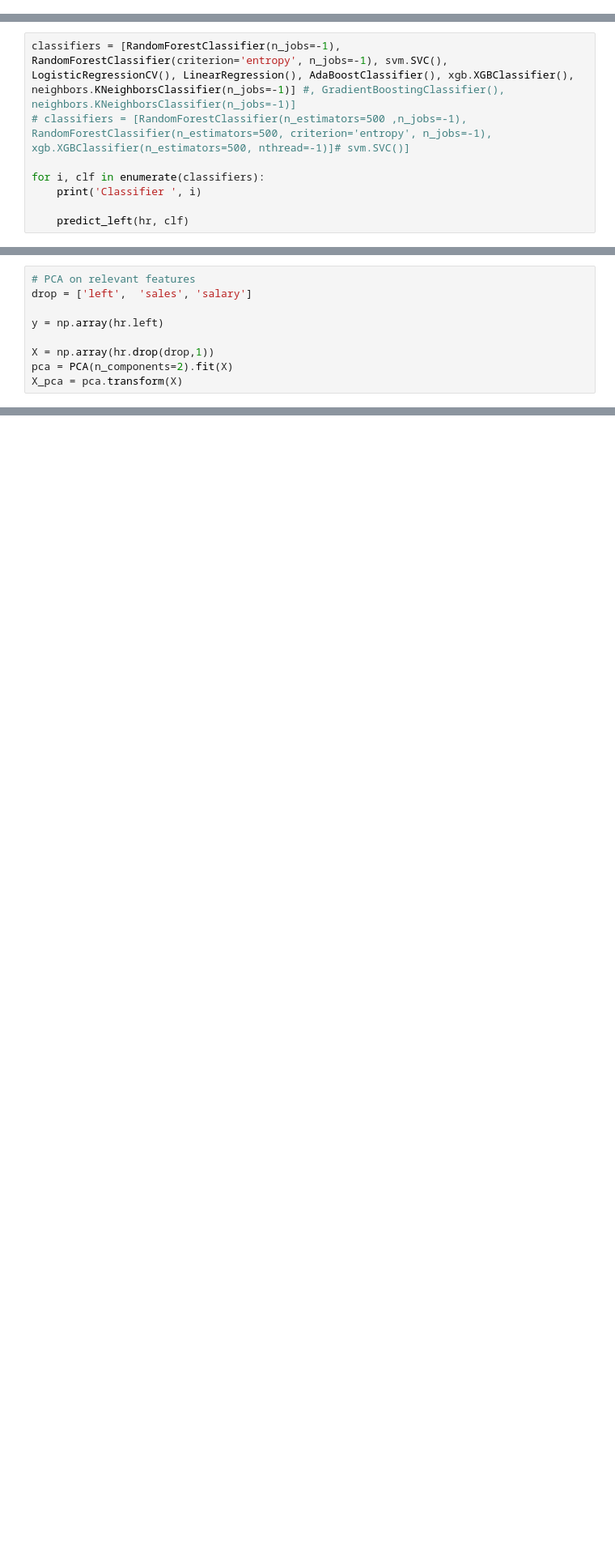
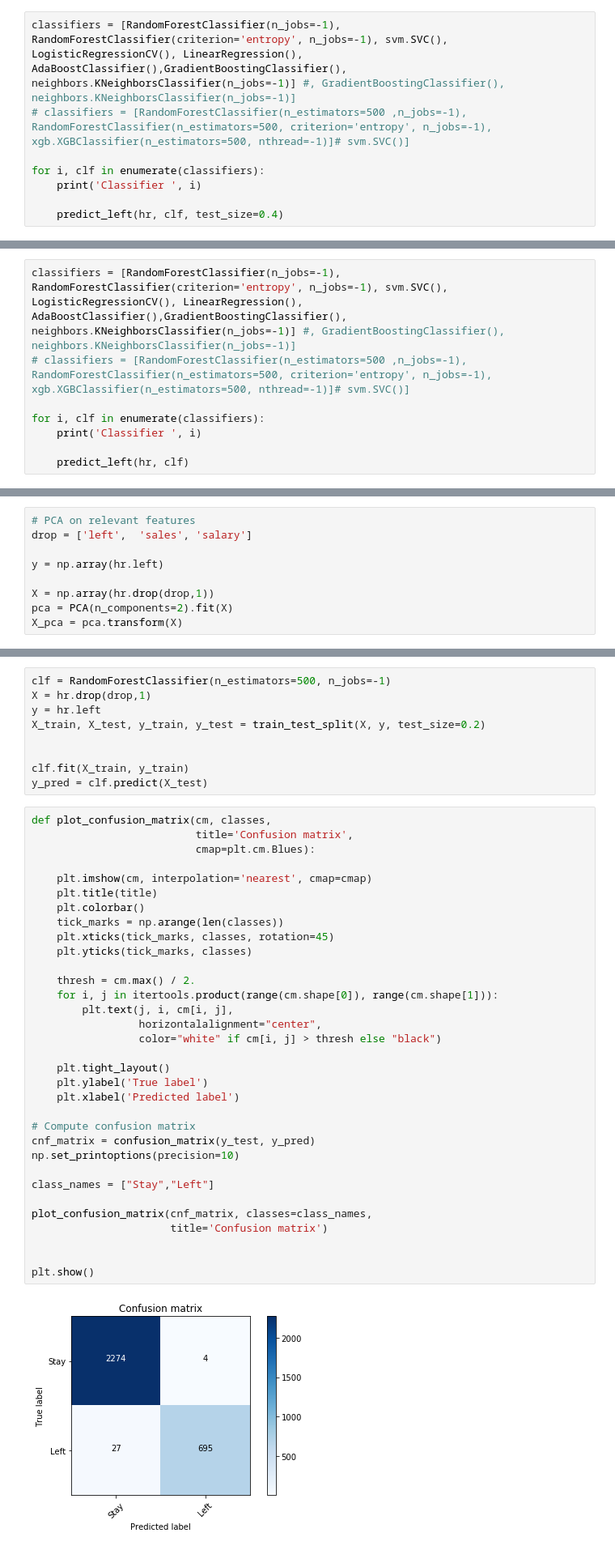
Before and after one commit to altock/Kaggle, a Jupyter notebook: HR_Analytics/HR Exploration.ipynb, the cells around one changed output, grey strips where cells are left out. Shown: that part at 81% size. Saved outputs shown, nothing was run; the diff lists cells and outputs as text; blank space fills up the shorter version.

```diff
--- a/HR_Analytics/HR Exploration.ipynb
+++ b/HR_Analytics/HR Exploration.ipynb
@@ -87,3 +98,11 @@ def predict_left(df, clf, test_size=0.2):
     print('Testing Score: %.3f' % (clf.score(X_test, y_test)))
 
     print()
+# %%
+classifiers = [RandomForestClassifier(n_jobs=-1), RandomForestClassifier(criterion='entropy', n_jobs=-1), svm.SVC(), LogisticRegressionCV(), LinearRegression(), AdaBoostClassifier(),GradientBoostingClassifier(), neighbors.KNeighborsClassifier(n_jobs=-1)] #, GradientBoostingClassifier(),  neighbors.KNeighborsClassifier(n_jobs=-1)]
+# classifiers = [RandomForestClassifier(n_estimators=500 ,n_jobs=-1), RandomForestClassifier(n_estimators=500, criterion='entropy', n_jobs=-1), xgb.XGBClassifier(n_estimators=500, nthread=-1)]# svm.SVC()]
+
+for i, clf in enumerate(classifiers):
+    print('Classifier ', i)
+
+    predict_left(hr, clf, test_size=0.4)
@@ -90,5 +127,5 @@ def predict_left(df, clf, test_size=0.2):
 # %%
-classifiers = [RandomForestClassifier(n_jobs=-1), RandomForestClassifier(criterion='entropy', n_jobs=-1), svm.SVC(), LogisticRegressionCV(), LinearRegression(), AdaBoostClassifier(), xgb.XGBClassifier(), neighbors.KNeighborsClassifier(n_jobs=-1)] #, GradientBoostingClassifier(),  neighbors.KNeighborsClassifier(n_jobs=-1)]
+classifiers = [RandomForestClassifier(n_jobs=-1), RandomForestClassifier(criterion='entropy', n_jobs=-1), svm.SVC(), LogisticRegressionCV(), LinearRegression(), AdaBoostClassifier(),GradientBoostingClassifier(), neighbors.KNeighborsClassifier(n_jobs=-1)] #, GradientBoostingClassifier(),  neighbors.KNeighborsClassifier(n_jobs=-1)]
 # classifiers = [RandomForestClassifier(n_estimators=500 ,n_jobs=-1), RandomForestClassifier(n_estimators=500, criterion='entropy', n_jobs=-1), xgb.XGBClassifier(n_estimators=500, nthread=-1)]# svm.SVC()]
 
 for i, clf in enumerate(classifiers):
@@ -325,0 +480,44 @@ Cross val score:  0.970666398815
+# %%
+clf = RandomForestClassifier(n_estimators=500, n_jobs=-1)
+X = hr.drop(drop,1)
+y = hr.left
+X_train, X_test, y_train, y_test = train_test_split(X, y, test_size=0.2)
+
+
+clf.fit(X_train, y_train)
+y_pred = clf.predict(X_test)
+# %%
+def plot_confusion_matrix(cm, classes,
+                          title='Confusion matrix',
+                          cmap=plt.cm.Blues):
+
+    plt.imshow(cm, interpolation='nearest', cmap=cmap)
+    plt.title(title)
+    plt.colorbar()
+    tick_marks = np.arange(len(classes))
+    plt.xticks(tick_marks, classes, rotation=45)
+    plt.yticks(tick_marks, classes)
+
+    thresh = cm.max() / 2.
+    for i, j in itertools.product(range(cm.shape[0]), range(cm.shape[1])):
+        plt.text(j, i, cm[i, j],
+                 horizontalalignment="center",
+                 color="white" if cm[i, j] > thresh else "black")
+
+    plt.tight_layout()
+    plt.ylabel('True label')
+    plt.xlabel('Predicted label')
+
+# Compute confusion matrix
+cnf_matrix = confusion_matrix(y_test, y_pred)
+np.set_printoptions(precision=10)
+
+class_names = ["Stay","Left"]
+
+plot_confusion_matrix(cnf_matrix, classes=class_names,
+                      title='Confusion matrix')
+
+
+plt.show()
+# %% [output]
+[figure, added]
```
Also changed, not shown: parts of 24 cells of this notebook, 5 other files.
